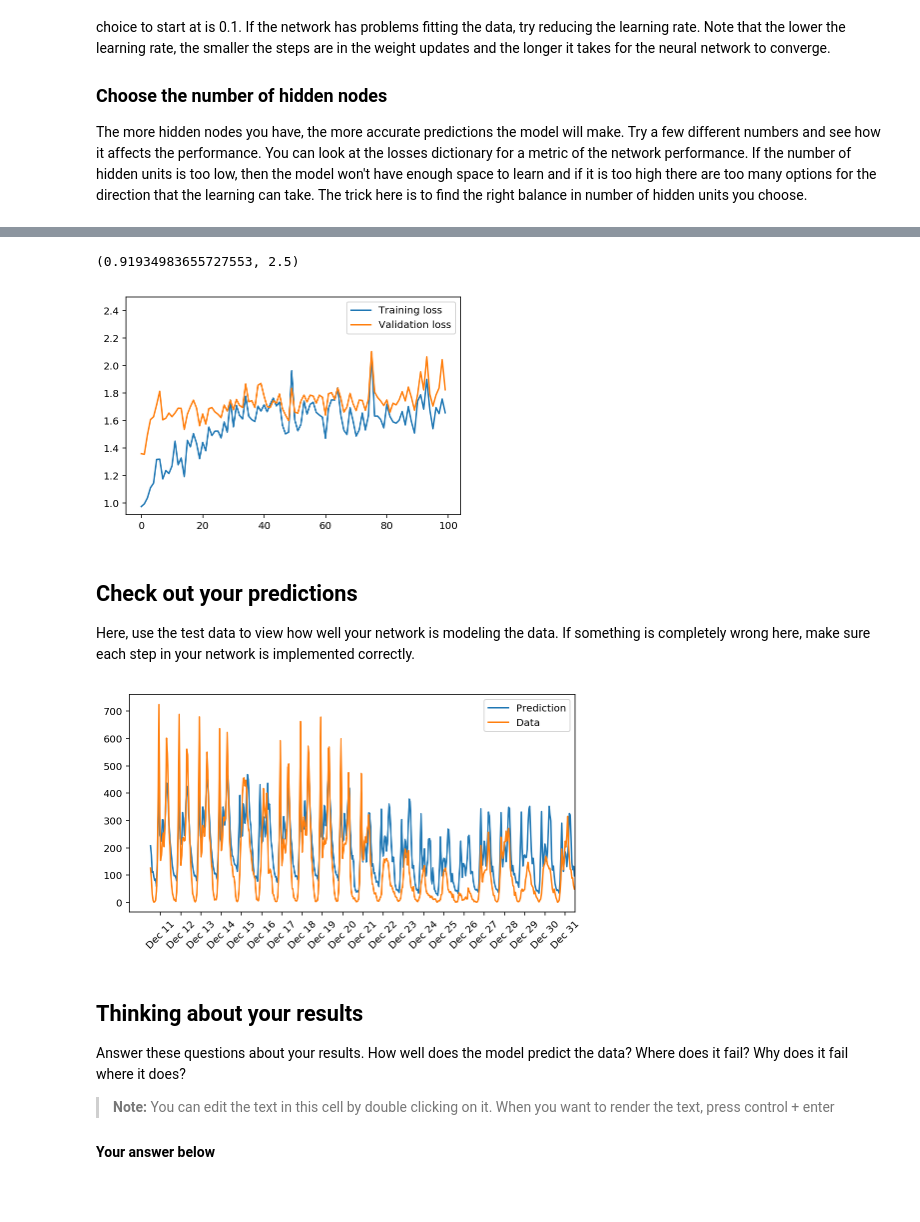
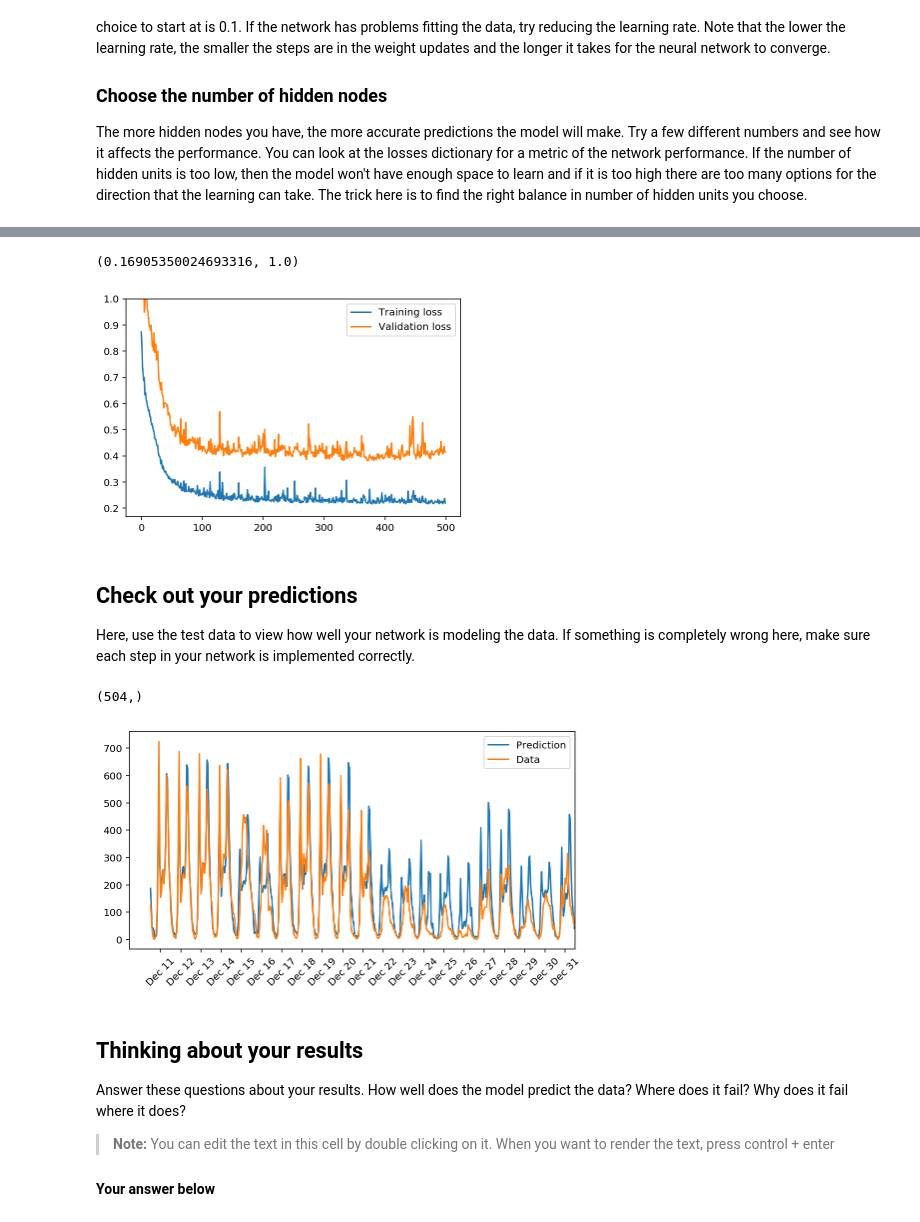
Before and after one commit to StarsMyDestination/ML-Bike-Sharing-nn, a Jupyter notebook: dlnd-your-first-neural-network.ipynb, the cells around one changed output, grey strips where cells are left out. Drawn from its saved outputs; the diff is of its cells as text; code cells hidden in the pictures; blank space fills up the shorter version.

```diff
--- a/dlnd-your-first-neural-network.ipynb
+++ b/dlnd-your-first-neural-network.ipynb
@@ -139,24 +139,25 @@ class NeuralNetwork(object):
         #### Implement the forward pass here ####
         ### Forward pass ###
         # TODO: Hidden layer
-        hidden_inputs = np.matmul(self.weights_input_to_hidden, inputs)  # signals into hidden layer
+        hidden_inputs = np.dot(self.weights_input_to_hidden, inputs)  # signals into hidden layer
         hidden_outputs = self.activation_function(hidden_inputs)  # signals from hidden layer
 #         print('hidden_outputs.shape: {}'.format(hidden_outputs.shape))
 
         # TODO: Output layer
-        final_inputs = np.matmul(self.weights_hidden_to_output, hidden_outputs)  # signals into final output layer
+        final_inputs = np.dot(self.weights_hidden_to_output, hidden_outputs)  # signals into final output layer
         final_outputs = final_inputs  # signals from final output layer
+#         print('final_outputs.shape: {}'.format(final_outputs.shape))
 
         #### Implement the backward pass here ####
         ### Backward pass ###
 
         # TODO: Output error
-        output_errors = (targets - final_outputs).reshape(1, -1) * 1.0  # Output layer error is the difference between desired target and actual output.
-        output_grad = np.matmul(output_errors.T, hidden_outputs.T)
+        output_errors = (targets - final_outputs) * 1.0  # Output layer error is the difference between desired target and actual output.
+        output_grad = np.dot(output_errors, hidden_outputs.T)
+#         print('output_grad.shape: {}'.format(output_grad.shape))
         # TODO: Backpropagated error
-        hidden_errors = np.matmul(output_errors, self.weights_hidden_to_output).ravel()\
-                        * hidden_outputs.ravel()*(1-hidden_outputs.ravel())  # errors propagated to the hidden layer
-        hidden_grad = np.matmul(hidden_errors.reshape(1,-1).T, inputs.T) # hidden layer gradients
+        hidden_errors = np.dot(self.weights_hidden_to_output.T, output_errors) * hidden_outputs*(1-hidden_outputs)  # errors propagated to the hidden layer
+        hidden_grad = np.dot(hidden_errors, inputs.T) # hidden layer gradients
 
         # TODO: Update the weights
         self.weights_hidden_to_output += self.lr*output_grad  # update hidden-to-output weights with gradient descent step
@@ -165,18 +166,21 @@ class NeuralNetwork(object):
 
     def run(self, inputs_list):
         # Run a forward pass through the network
-        inputs = inputs_list  # inputs is a m*n matrix, m-sample_num; n-feature_number
+        inputs = np.array(inputs_list, ndmin=2).T  # inputs_list is a m*n matrix, m-sample_num; n-feature_number
 
         # Implement the forward pass here ####
         # TODO: Hidden layer
-        hidden_inputs = np.matmul(inputs, self.weights_input_to_hidden.T)  # signals into hidden layer
+        hidden_inputs = np.dot(self.weights_input_to_hidden, inputs)  # signals into hidden layer
+#         print(hidden_inputs.shape)
         hidden_outputs = self.activation_function(hidden_inputs)  # signals from hidden layer
+#         print(hidden_outputs.shape)
 
         # TODO: Output layer
-        final_inputs = np.matmul(hidden_outputs, self.weights_hidden_to_output.T)  # signals into final output layer
+        final_inputs = np.dot(self.weights_hidden_to_output, hidden_outputs)  # signals into final output layer
+#         print(final_inputs.shape)
         final_outputs = final_inputs  # signals from final output layer
 
-        return final_outputs
+        return final_outputs.ravel()
 # %%
 def MSE(y, Y):
     return np.mean((y-Y)**2)
@@ -199,8 +203,8 @@ The more hidden nodes you have, the more accurate predictions the model will mak
 import sys
 
 ### Set the hyperparameters here ###
-epochs = 100
-learning_rate = 0.1
+epochs = 500
+learning_rate = 0.05
 hidden_nodes = 2
 output_nodes = 1
 
@@ -229,11 +233,11 @@ Progress: 99.0% ... Training loss: 1.657 ... Validation loss: 1.824
 # %%
 plt.plot(losses['train'], label='Training loss')
 plt.plot(losses['validation'], label='Validation loss')
 plt.legend()
-plt.ylim(ymax=2.5)
+plt.ylim(ymax=1.0)
 # %% [output]
-(0.91934983655727553, 2.5)
+(0.16905350024693316, 1.0)
-[figure, old version]
+[figure, new version]
 # %% [markdown]
 ## Check out your predictions
 
@@ -243,7 +247,7 @@ fig, ax = plt.subplots(figsize=(8,4))
 
 mean, std = scaled_features['cnt']
 predictions = network.run(test_features)*std + mean
-# print predictions.shape
+print(predictions.shape)
 ax.plot(predictions, label='Prediction')
 ax.plot((test_targets['cnt']*std + mean).values, label='Data')
 ax.set_xlim(right=len(predictions))
@@ -254,7 +258,8 @@ dates = dates.apply(lambda d: d.strftime('%b %d'))
 ax.set_xticks(np.arange(len(dates))[12::24])
 _ = ax.set_xticklabels(dates[12::24], rotation=45)
 # %% [output]
+(504,)
-[figure, old version]
+[figure, new version]
 # %% [markdown]
 ## Thinking about your results
 
```
Also changed, not shown: parts of 2 cells of this notebook.
